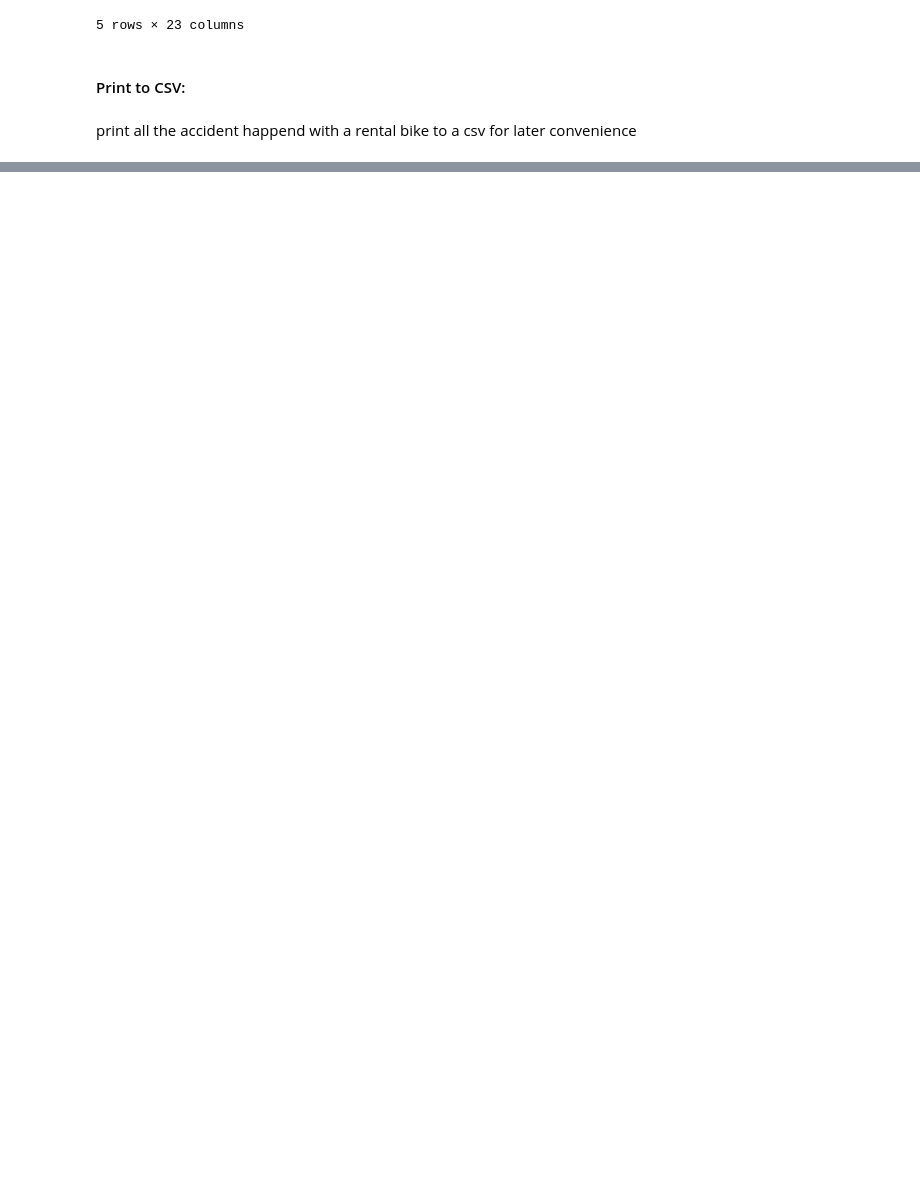
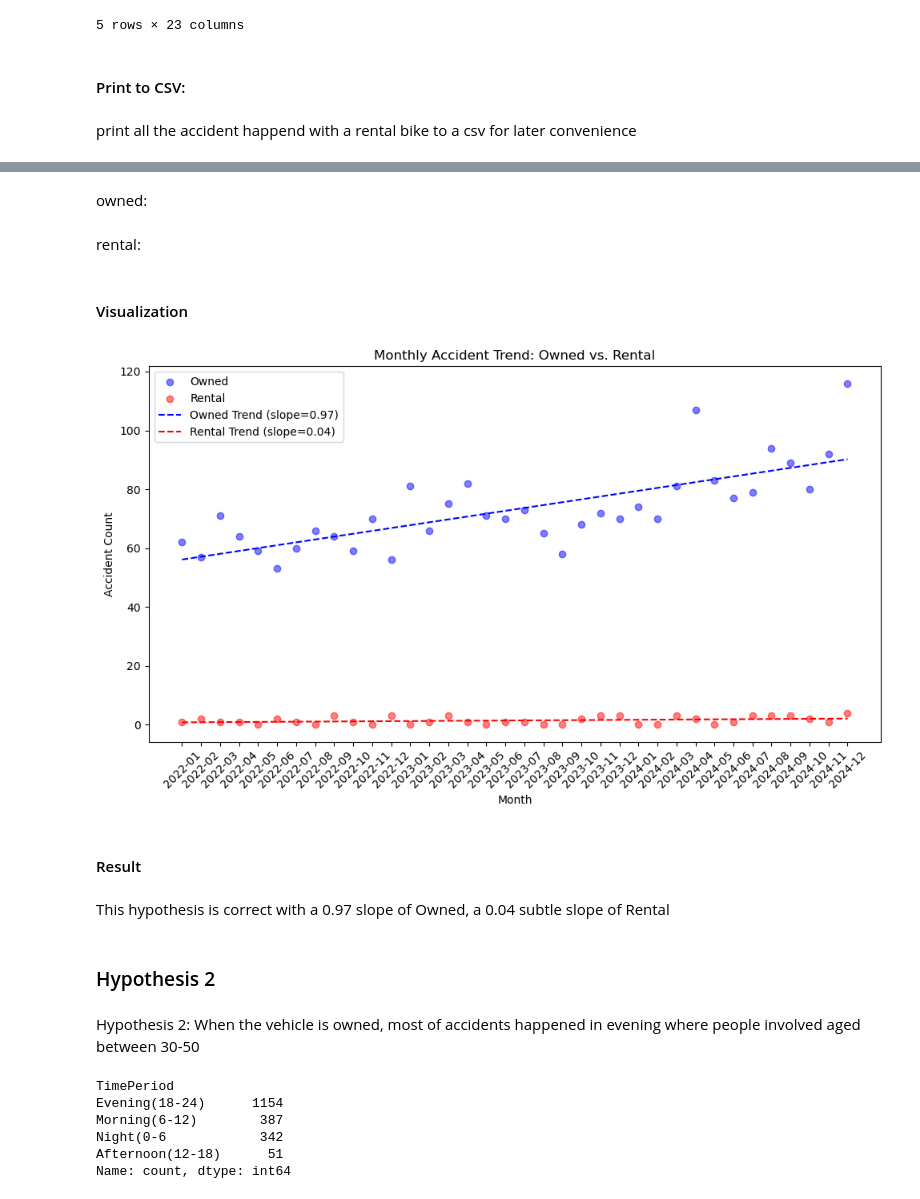
Before and after one commit to kelseyyiting/2025SpringFinalPrj, a Jupyter notebook: finalprj.ipynb, the cells around one changed output, grey strips where cells are left out. Cells and saved outputs as stored; diff of their text form; code cells hidden in the pictures; blank space fills up the shorter version.

Commit message:
update the hypothesis tests

```diff
--- a/finalprj.ipynb
+++ b/finalprj.ipynb
@@ -359,0 +388,6 @@ the amount of crashes:
+# %%
+time_owned = df_owned.groupby('Month').size().reset_index(name='OwnedCount')
+time_rental = df_rental.groupby('Month').size().reset_index(name='RentalCount')
+time_summary = pd.merge(time_owned, time_rental, on='Month', how='outer') \
+                   .fillna(0) \
+                   .sort_values('Month')
@@ -359,0 +418,45 @@ the amount of crashes:
+# %%
+time_summary['MonthNum']=time_summary['Month'].dt.year*12+ time_summary['Month'].dt.month
+time_summary['MonthStr']=time_summary['Month'].astype(str)
+# %% [markdown]
+owned:
+# %%
+coef_owned=np.polyfit(time_summary['MonthNum'],time_summary['OwnedCount'],1)
+trend_owned=np.poly1d(coef_owned)
+# %% [markdown]
+rental:
+# %%
+coef_rental=np.polyfit(time_summary['MonthNum'],time_summary['RentalCount'],1)
+trend_rental=np.poly1d(coef_rental)
+# %% [markdown]
+#### Visualization
+# %%
+import matplotlib.pyplot as plt
+
+plt.figure(figsize=(10,6))
+
+plt.scatter(time_summary['MonthStr'],time_summary['OwnedCount'],label='Owned',color='blue',alpha=0.5)
+plt.scatter(time_summary['MonthStr'],time_summary['RentalCount'],label='Rental',color='red',alpha=0.5,marker='o')
+
+plt.plot(time_summary['MonthStr'], trend_owned(time_summary['MonthNum']),
+         'b--', label=f'Owned Trend (slope={coef_owned[0]:.2f})')
+plt.plot(time_summary['MonthStr'], trend_rental(time_summary['MonthNum']),
+         'r--', label=f'Rental Trend (slope={coef_rental[0]:.2f})')
+
+plt.xticks(rotation=45)
+plt.xlabel('Month')
+plt.ylabel('Accident Count')
+plt.title('Monthly Accident Trend: Owned vs. Rental')
+plt.legend()
+plt.tight_layout()
+plt.show()
+# %% [output]
+[figure, added]
+# %% [markdown]
+#### Result
+# %% [markdown]
+This hypothesis is correct with a 0.97 slope of Owned, a 0.04 subtle slope of Rental
+# %% [markdown]
+### Hypothesis 2
+# %% [markdown]
+Hypothesis 2: When the vehicle is owned, most of accidents happened in evening where people involved aged between 30-50
@@ -359,0 +479,10 @@ the amount of crashes:
+# %%
+period_counts=df_30_50['TimePeriod'].value_counts()
+print(period_counts,"\n")
+# %% [output]
+TimePeriod
+Evening(18-24)      1154
+Morning(6-12)        387
+Night(0-6            342
+Afternoon(12-18)      51
+Name: count, dtype: int64
```
Also changed, not shown: parts of 37 cells of this notebook.
